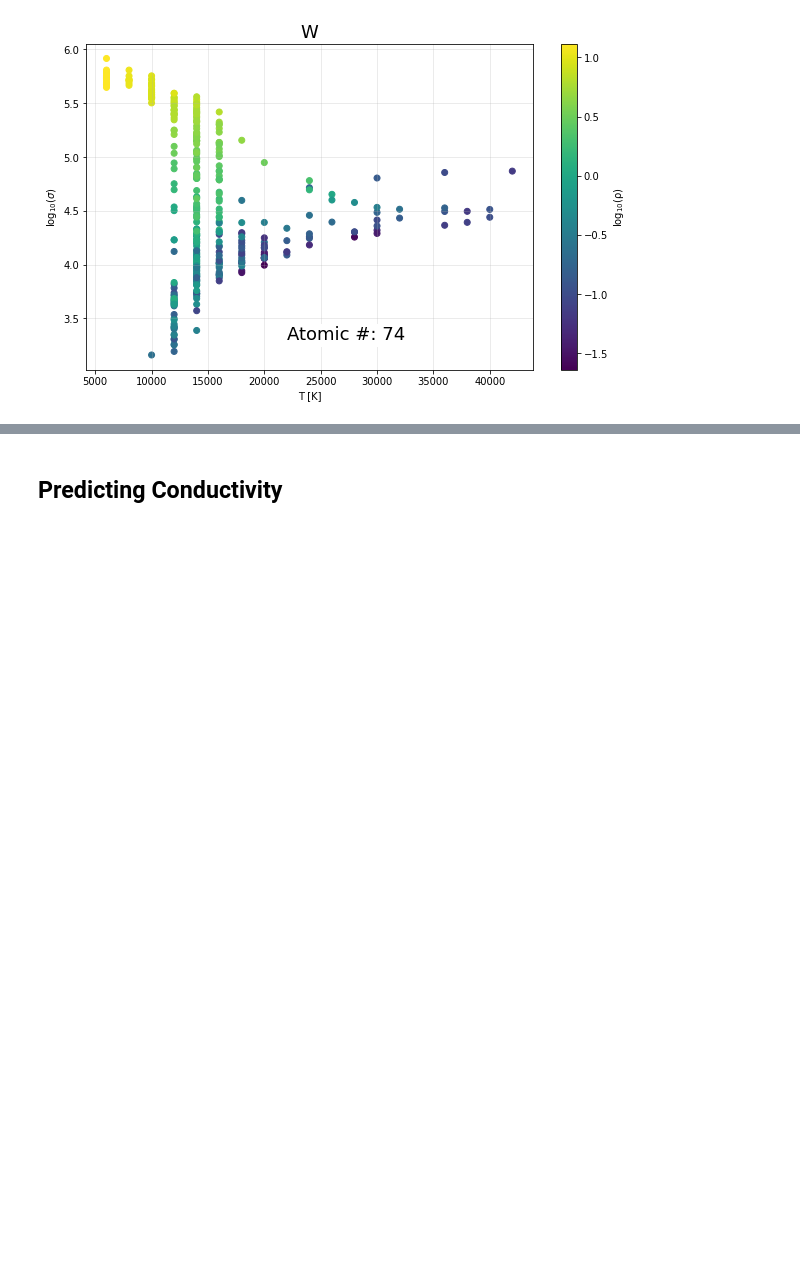
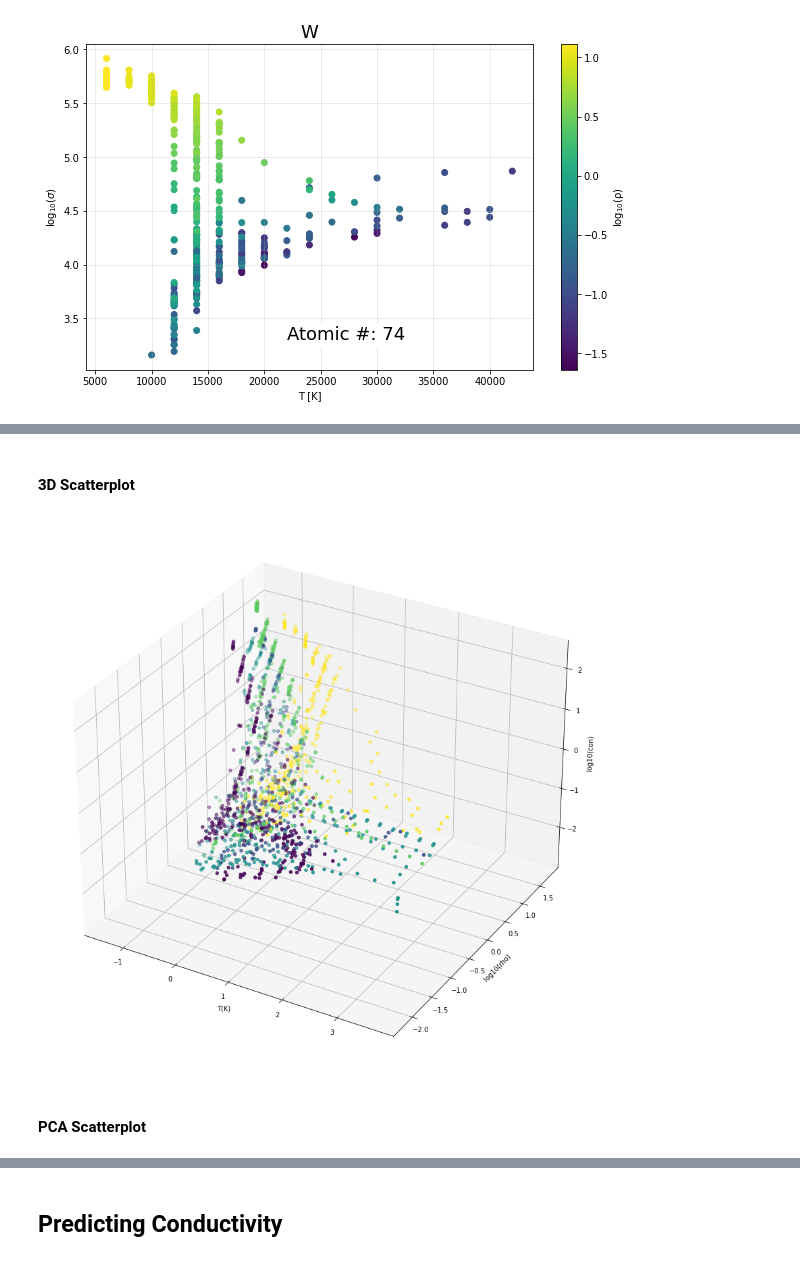
Before and after one commit to haasjack/CMSE492_Honors, a Jupyter notebook: DeSilva_DS_ML.ipynb, the cells around one changed output, grey strips where cells are left out. Saved outputs shown, nothing was run; the diff lists cells and outputs as text; code cells hidden in the pictures; blank space fills up the shorter version.

```diff
--- a/DeSilva_DS_ML.ipynb
+++ b/DeSilva_DS_ML.ipynb
@@ -99,0 +155,22 @@ sns.pairplot(combined_df[['T(K)', 'log10(rho)','log10(con)', 'Znuc']], hue="Znuc
+# %% [markdown]
+#### 3D Scatterplot
+# %%
+# scaling data
+f = combined_df[['T(K)', 'log10(rho)','log10(con)']]
+scaled_f = StandardScaler().fit_transform(f)
+
+# convert for the purpose of visualization
+z_to_num = {13:0, 26:1, 28:2, 29:3, 74:4}
+l = combined_df['Znuc'].map(z_to_num)
+
+fig = plt.figure(figsize=(15, 15))
+ax = fig.add_subplot(projection='3d')
+ax.scatter(scaled_f[:,0], scaled_f[:,1], scaled_f[:,2], c=l, cmap='viridis')
+ax.set_xlabel('T(K)')
+ax.set_ylabel('log10(rho)')
+ax.set_zlabel('log10(con)')
+plt.show()
+# %% [output]
+[figure, added]
+# %% [markdown]
+#### PCA Scatterplot
```
Also changed, not shown: parts of 51 cells of this notebook, 2 other files.
